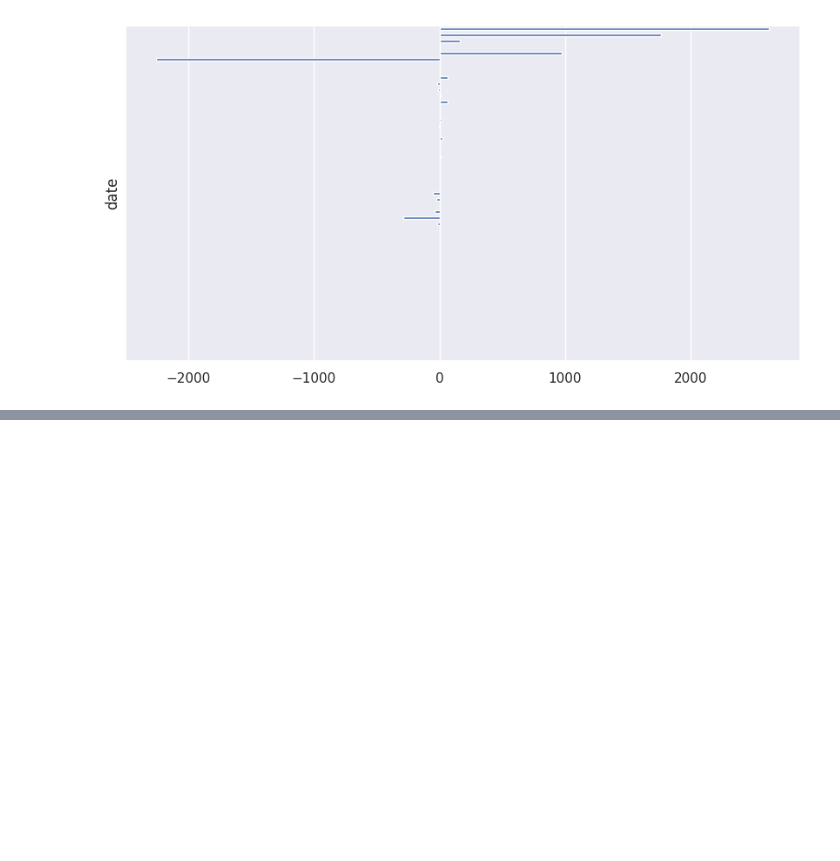
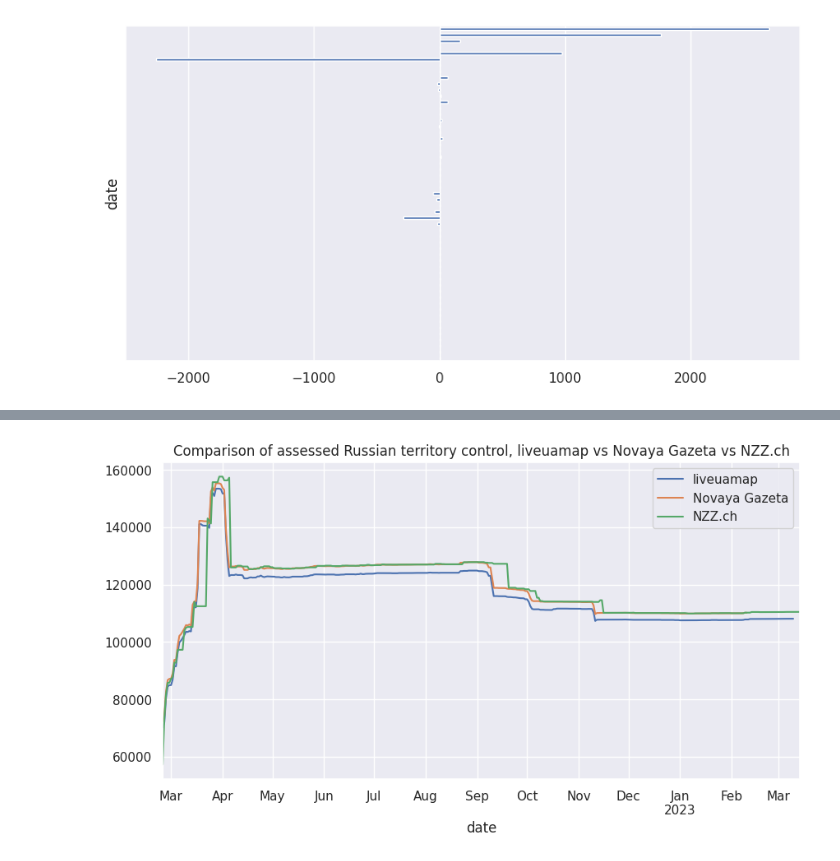
Before and after one commit to conflict-investigations/liveuamap-analysis, a Jupyter notebook: liveuamap_territory.ipynb, the cells around one changed output, grey strips where cells are left out. Saved outputs shown, nothing was run; the diff lists cells and outputs as text; code cells hidden in the pictures; blank space fills up the shorter version.

```diff
--- a/liveuamap_territory.ipynb
+++ b/liveuamap_territory.ipynb
@@ -475,0 +503,13 @@ plt.savefig('net_change_barh.png', bbox_inches='tight', dpi=600)
+# %%
+plt.figure()
+ax = adjusted['area'].plot()
+novaya['territory'].plot(ax=ax)
+nzz['area'].plot(ax=ax)
+
+plt.title('Comparison of assessed Russian territory control, liveuamap vs Novaya Gazeta vs NZZ.ch')
+ax.legend(['liveuamap', 'Novaya Gazeta', 'NZZ.ch'], loc='upper right')
+plt.savefig('liveuamap_novaya_nzz_area_comparison_total.svg', bbox_inches='tight', dpi=600)
+plt.savefig('liveuamap_novaya_nzz_area_comparison_total.png', bbox_inches='tight', dpi=600)
+plt.show()
+# %% [output]
+[figure, added]
```
Also changed, not shown: parts of 5 cells of this notebook, 5 other files.
